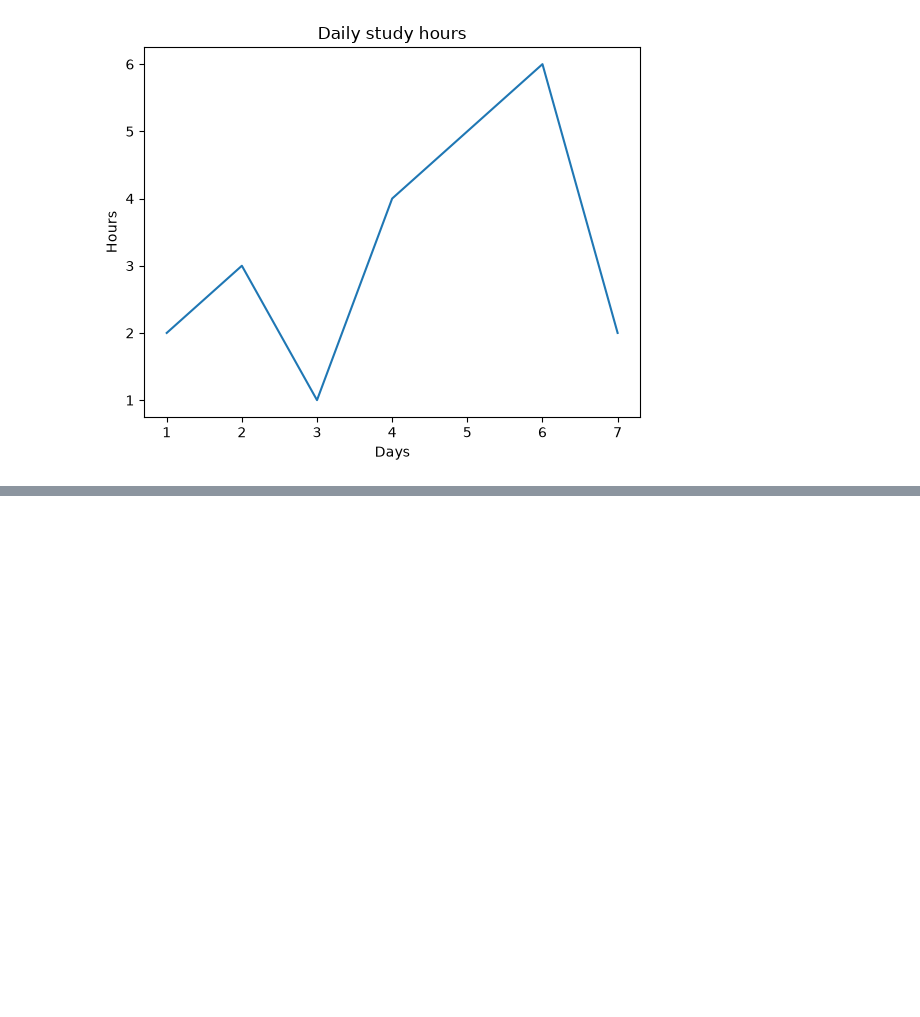
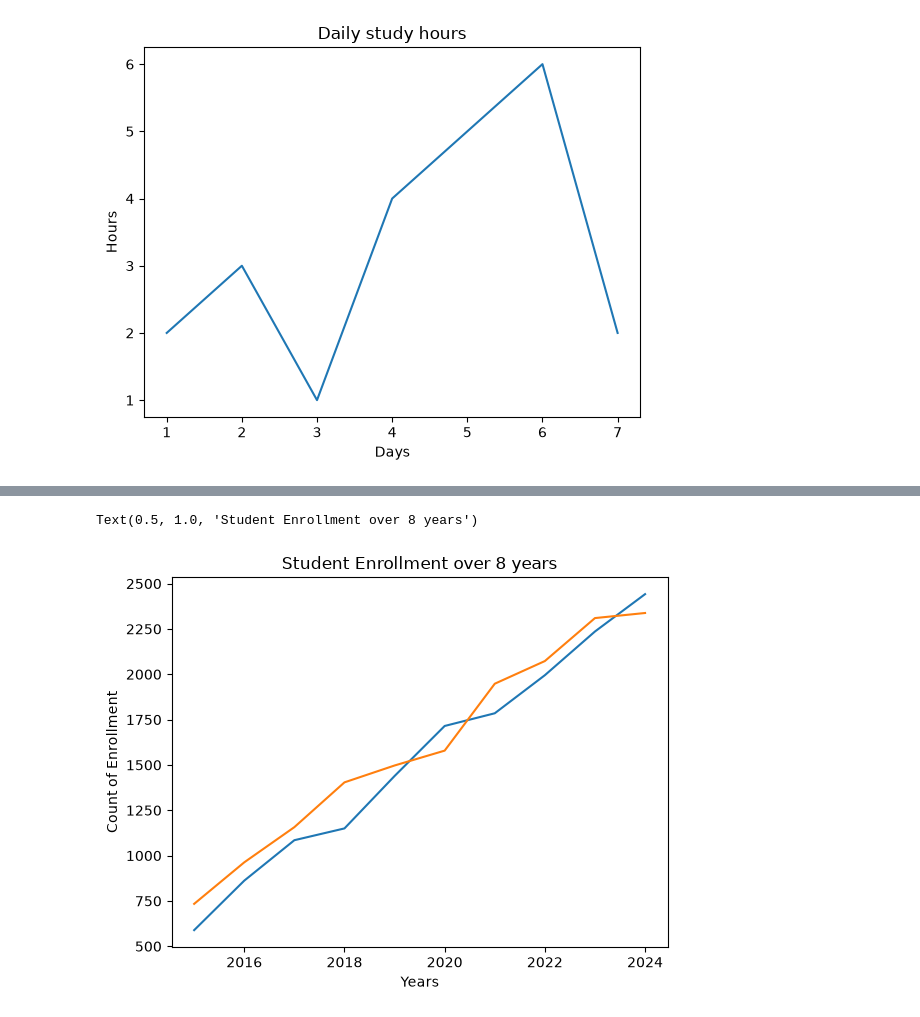
Before and after one commit to Wali-00/Python-Foundation, a Jupyter notebook: module_13/matplotlib.ipynb, the cells around one changed output, grey strips where cells are left out. Saved outputs shown, nothing was run; the diff lists cells and outputs as text; code cells hidden in the pictures; blank space fills up the shorter version.

```diff
--- a/module_13/matplotlib.ipynb
+++ b/module_13/matplotlib.ipynb
@@ -17,0 +32,3 @@ Text(0.5, 1.0, 'Daily study hours')
+# %%
+df = pd.read_csv('enrollment_data.csv')
+df
@@ -17,0 +47,9 @@ Text(0.5, 1.0, 'Daily study hours')
+# %%
+plt.plot(df['Year'],df['Programming'])
+plt.plot(df['Year'],df['Digital Marketing'])
+plt.xlabel('Years')
+plt.ylabel('Count of Enrollment')
+plt.title('Student Enrollment over 8 years')
+# %% [output]
+Text(0.5, 1.0, 'Student Enrollment over 8 years')
+[figure, added]
```
Also changed, not shown: parts of 3 cells of this notebook, 1 other file.
